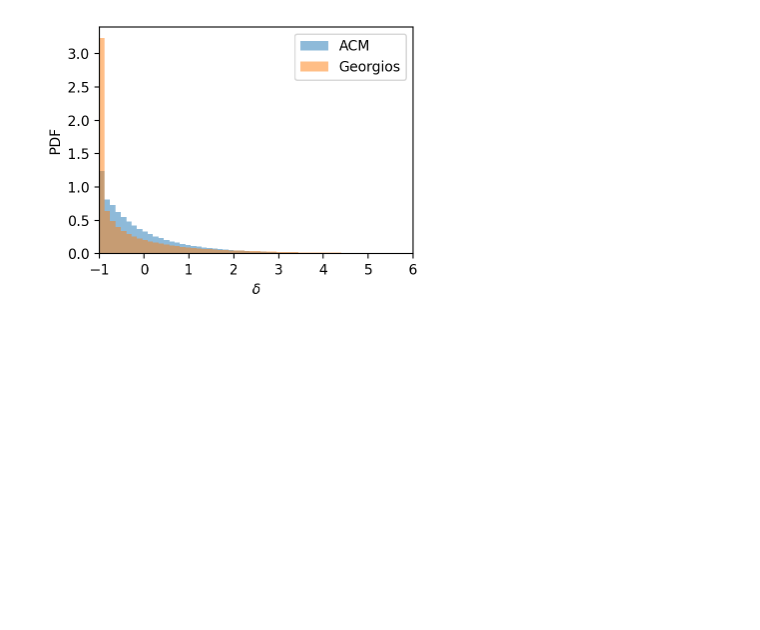
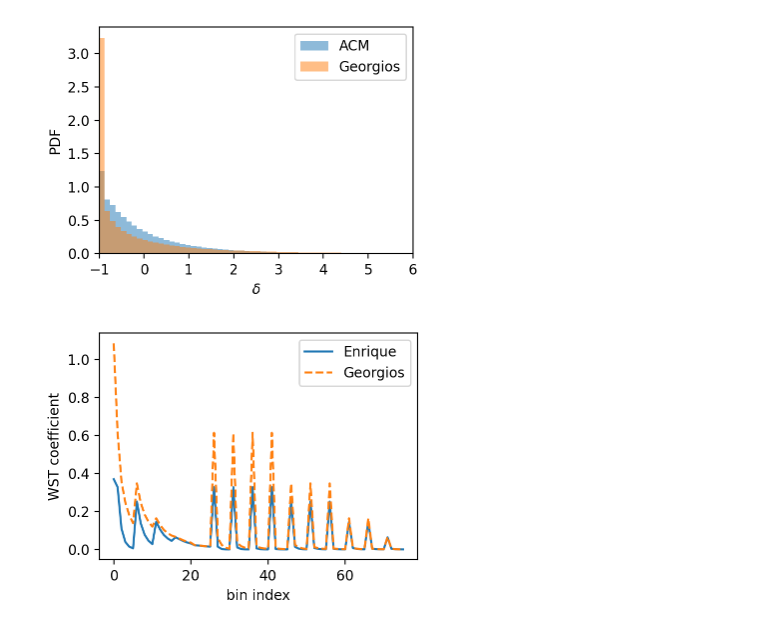
Before and after one commit to epaillas/acm, a Jupyter notebook: scripts/emc/measurements/nb/wst_figures.ipynb, the cells around one changed output. Cells and saved outputs as stored; diff of their text form; code cells hidden in the pictures; blank space fills up the shorter version.

Commit message:
enable wst mesh validation

```diff
--- a/scripts/emc/measurements/nb/wst_figures.ipynb
+++ b/scripts/emc/measurements/nb/wst_figures.ipynb
@@ -45,3 +45,30 @@ plt.savefig('mesh_comparison.pdf')
 plt.show()
 # %% [output]
 [figure]
+# %%
+import numpy as np
+import matplotlib.pyplot as plt
+%matplotlib inline
+%config InlineBackend.figure_format = 'retina'
+
+
+wst_enrique = np.load(
+    '/pscratch/sd/e/epaillas/emc/wst_from_acm_mesh.npy',
+    allow_pickle=True
+)
+wst_georgios = np.load('/pscratch/sd/e/epaillas/emc/wst_from_georgios_mesh.npy',
+    allow_pickle=True
+)
+
+fig, ax = plt.subplots(figsize=(4, 3))
+
+ax.plot(wst_enrique, label='Enrique')
+ax.plot(wst_georgios, label='Georgios', linestyle='dashed')
+
+ax.set_xlabel('bin index')
+ax.set_ylabel('WST coefficient')
+ax.legend()
+plt.tight_layout()
+plt.show()
+# %% [output]
+[figure, added]
```
Also changed, not shown: 2 other files.
